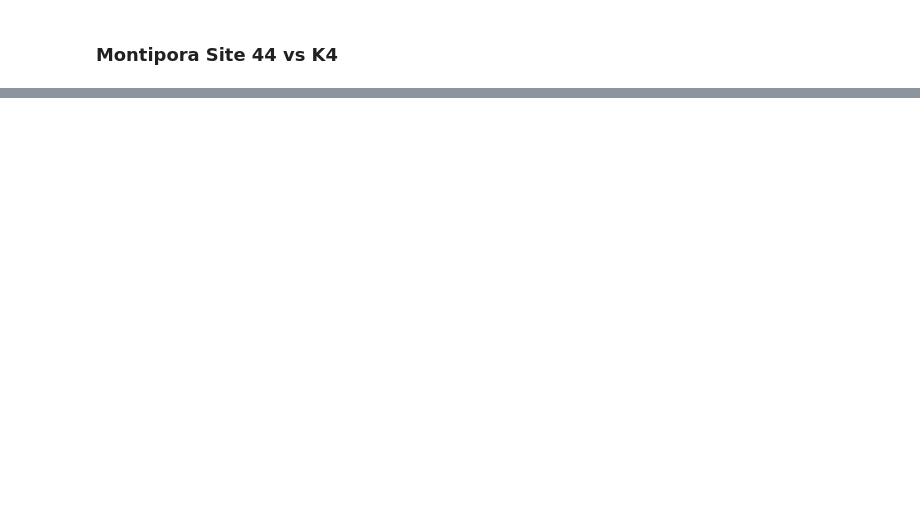
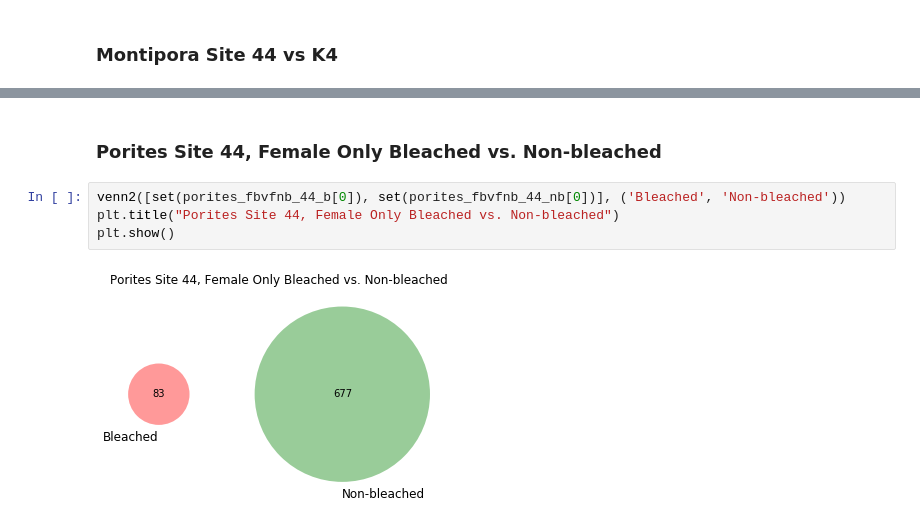
Before and after one commit to kubu4/coral_rnaseq_2017, a Jupyter notebook: analyses/coral_venn_diagrams.ipynb, the cells around one changed output, grey strips where cells are left out. Cells and saved outputs as stored; diff of their text form; blank space fills up the shorter version.

```diff
--- a/analyses/coral_venn_diagrams.ipynb
+++ b/analyses/coral_venn_diagrams.ipynb
@@ -46,0 +53,8 @@ plt.show()
+# %% [markdown]
+### Porites Site 44, Female Only Bleached vs. Non-bleached
+# %%
+venn2([set(porites_fbvfnb_44_b[0]), set(porites_fbvfnb_44_nb[0])], ('Bleached', 'Non-bleached'))
+plt.title("Porites Site 44, Female Only Bleached vs. Non-bleached")
+plt.show()
+# %% [output]
+[figure, added]
```
Also changed, not shown: parts of 15 cells of this notebook.
